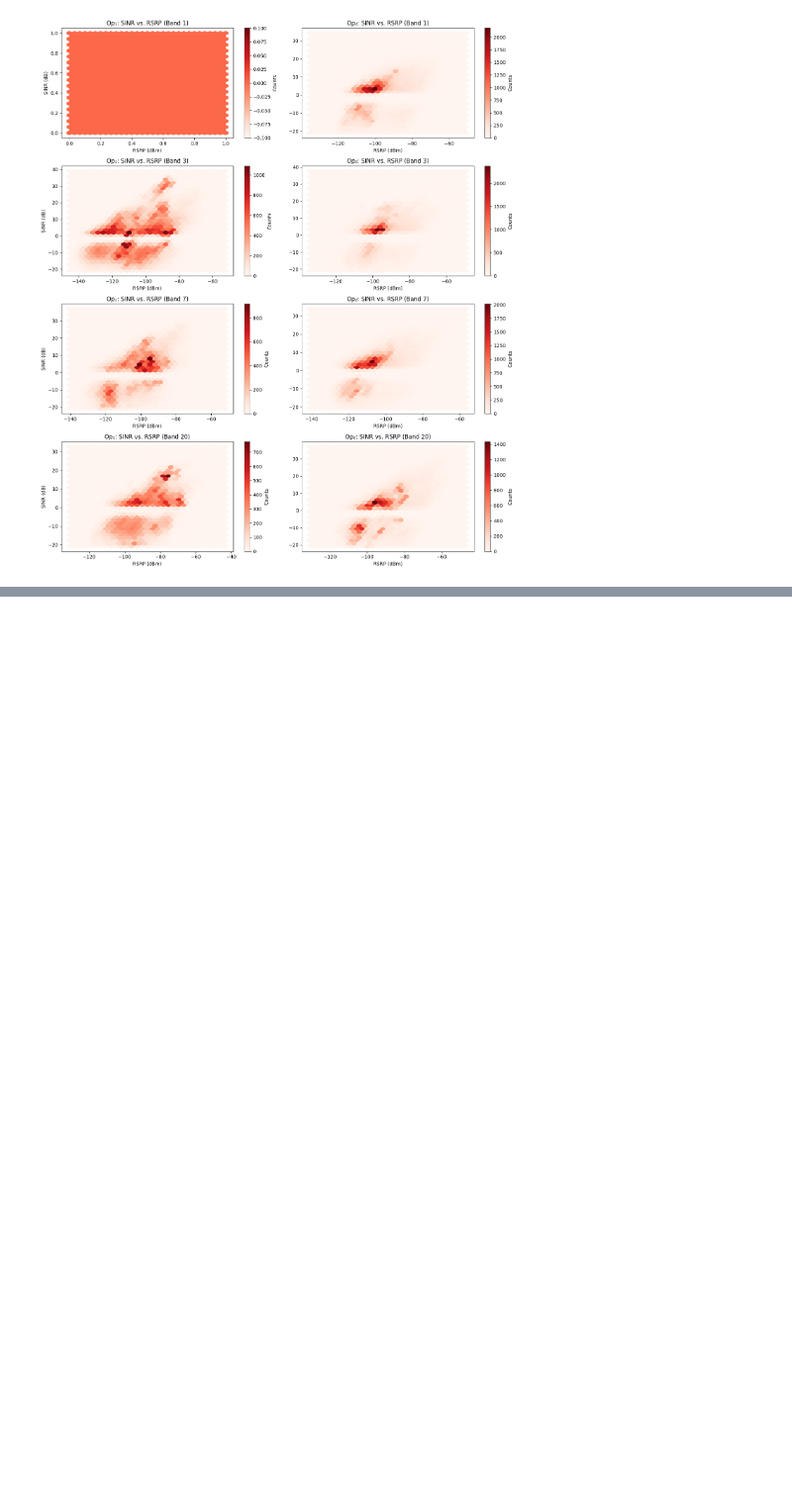
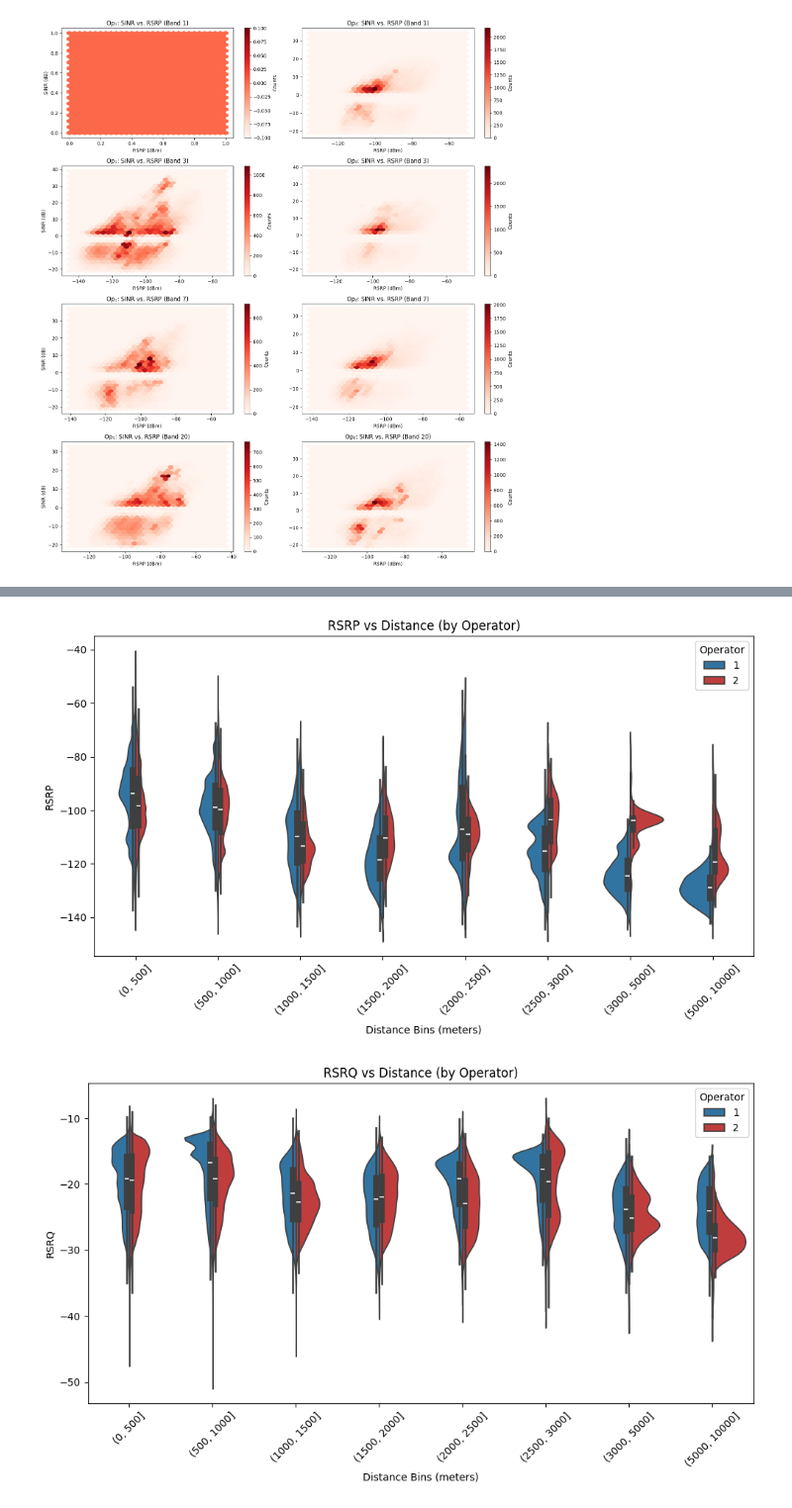
Before and after one commit to carolinevannebo/Remote-Education, a Jupyter notebook: IN5060_Assignment_2.ipynb, the cells around one changed output, grey strips where cells are left out. Shown at 99% size. Drawn from its saved outputs; the diff is of its cells as text; code cells hidden in the pictures; blank space fills up the shorter version.

```diff
--- a/IN5060_Assignment_2.ipynb
+++ b/IN5060_Assignment_2.ipynb
@@ -441,0 +523,37 @@ plt.show()
+# %%
+import seaborn as sns
+import matplotlib.pyplot as plt
+import pandas as pd
+
+# Create distance bins
+distance_bins = pd.cut(filtered_data['distance'], bins=[0, 500, 1000, 1500, 2000, 2500, 3000, 5000, 10000])
+
+# Add the distance bins to the dataset
+filtered_data['distance_bin'] = distance_bins
+
+# Custom palette for operators using integers
+custom_palette = {1: "#1f77b4", 2: "#d62728"}  # Blue for Op₁, Red for Op₂
+
+# Function to create violin plots
+def plot_violin(metric):
+    plt.figure(figsize=(10, 6))
+    sns.violinplot(x='distance_bin', y=metric, hue='MNC_numeric', data=filtered_data, palette=custom_palette, split=True)
+    plt.title(f'{metric} vs Distance (by Operator)')
+    plt.xlabel('Distance Bins (meters)')
+    plt.ylabel(metric)
+    plt.xticks(rotation=45)  # Rotate x-axis labels for better readability
+    plt.legend(title='Operator')
+    plt.tight_layout()
+    plt.show()
+
+# Plot for RSRP
+plot_violin('RSRP')
+
+# Plot for RSRQ
+plot_violin('RSRQ')
+
+# Plot for SINR
+plot_violin('SINR')
+# %% [output]
+[figure, added]
+[figure, added]
```
Also changed, not shown: parts of 9 cells of this notebook.
